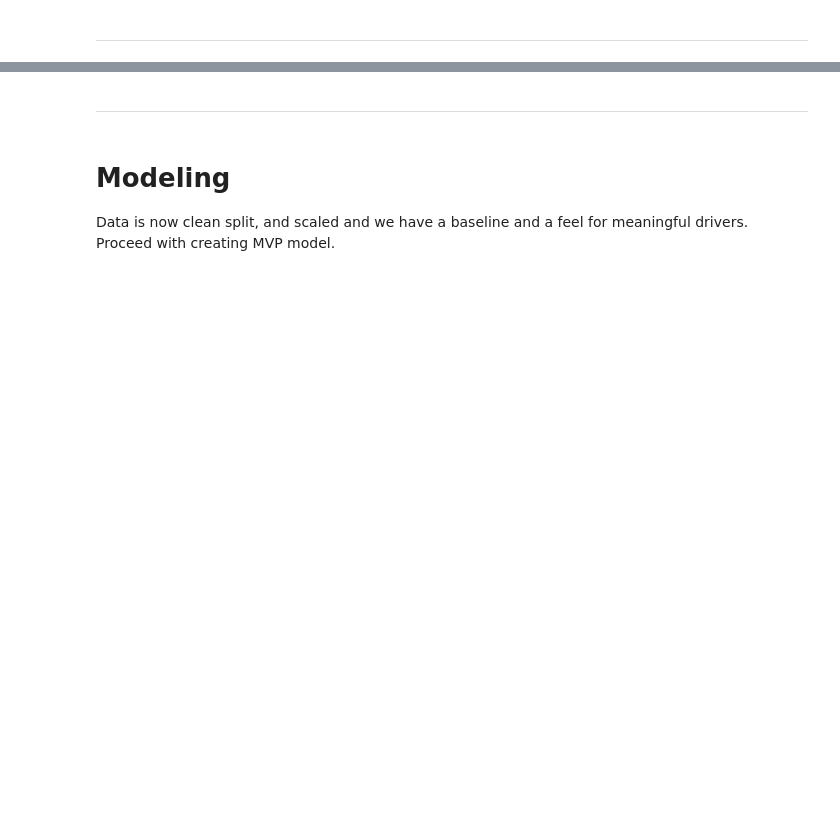
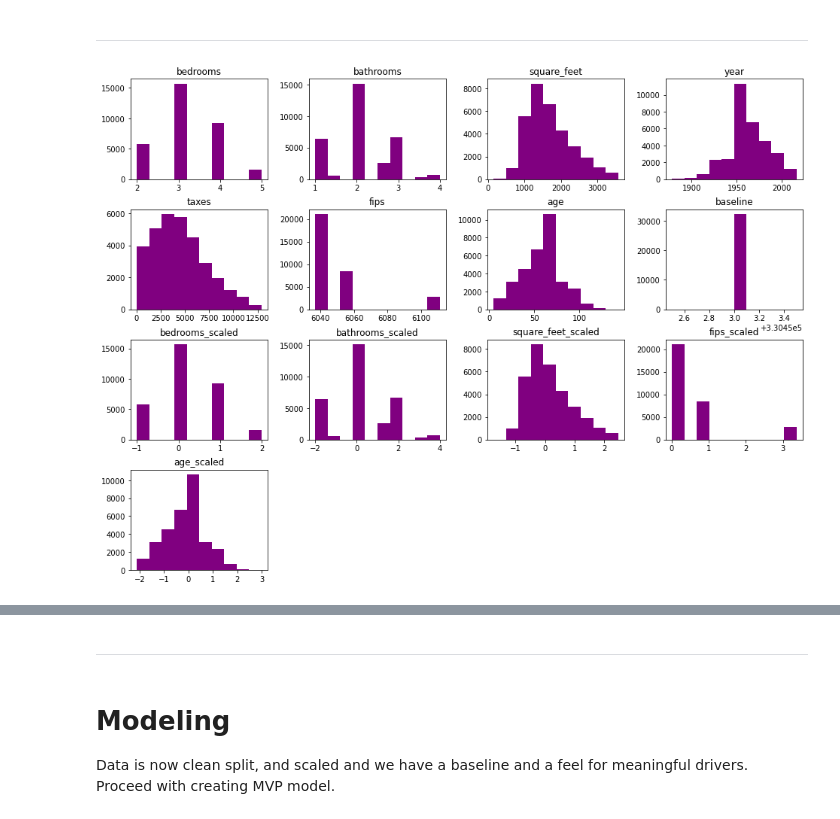
Before and after one commit to Jared-Godar/regression-project, a Jupyter notebook: zillo-project.ipynb, the cells around one changed output, grey strips where cells are left out. Drawn from its saved outputs; the diff is of its cells as text; code cells hidden in the pictures; blank space fills up the shorter version.

```diff
--- a/zillo-project.ipynb
+++ b/zillo-project.ipynb
@@ -452,7 +452,7 @@ def clean_data(df):
     df = df.dropna()
     df['fips'] = df['fips'].astype(int)
     df['zip_code'] = df['zip_code'].astype('category')
-    df['square_feet'] = df['square_feet'].astype('int')
+    df['square_feet'] = df['square_feet'].astype(int)
     df['year'] = df['year'].astype(int)
 
     return df
@@ -1175,5 +1175,13 @@ X_train.sample(50)
 | 24263 | 3.0 | 2.0 | 1348 | 1954 | 5435.73 | 6037 | 96341.0 | Los Angeles | CA | 67 | ... |
 | 37725 | 3.0 | 2.0 | 1071 | 1960 | 5184.62 | 6059 | 97004.0 | Orange | CA | 61 | ... |
 | 38111 | 2.0 | 1.0 | 749 | 1952 | 1374.34 | 6059 | 96181.0 | Orange | CA | 69 | ... |
+# %%
+df= X_train
 # %% [markdown]
 ---
+# %%
+# Quick look at distribution of all numeric columns in df
+
+df.hist(grid=False, figsize=(16,12), color='purple');
+# %% [output]
+[figure, added]
```
Also changed, not shown: parts of 60 cells of this notebook, 1 other file.
